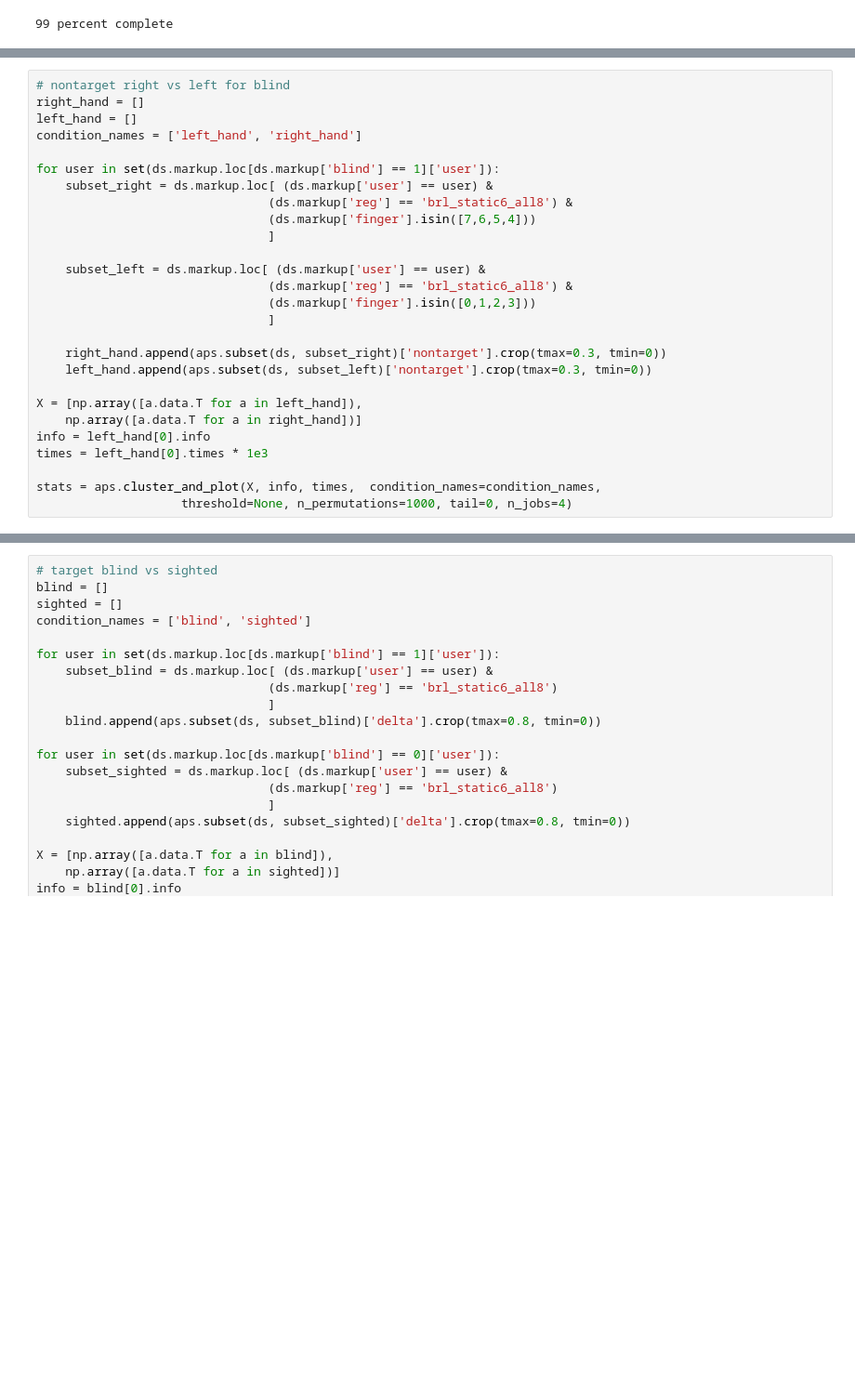
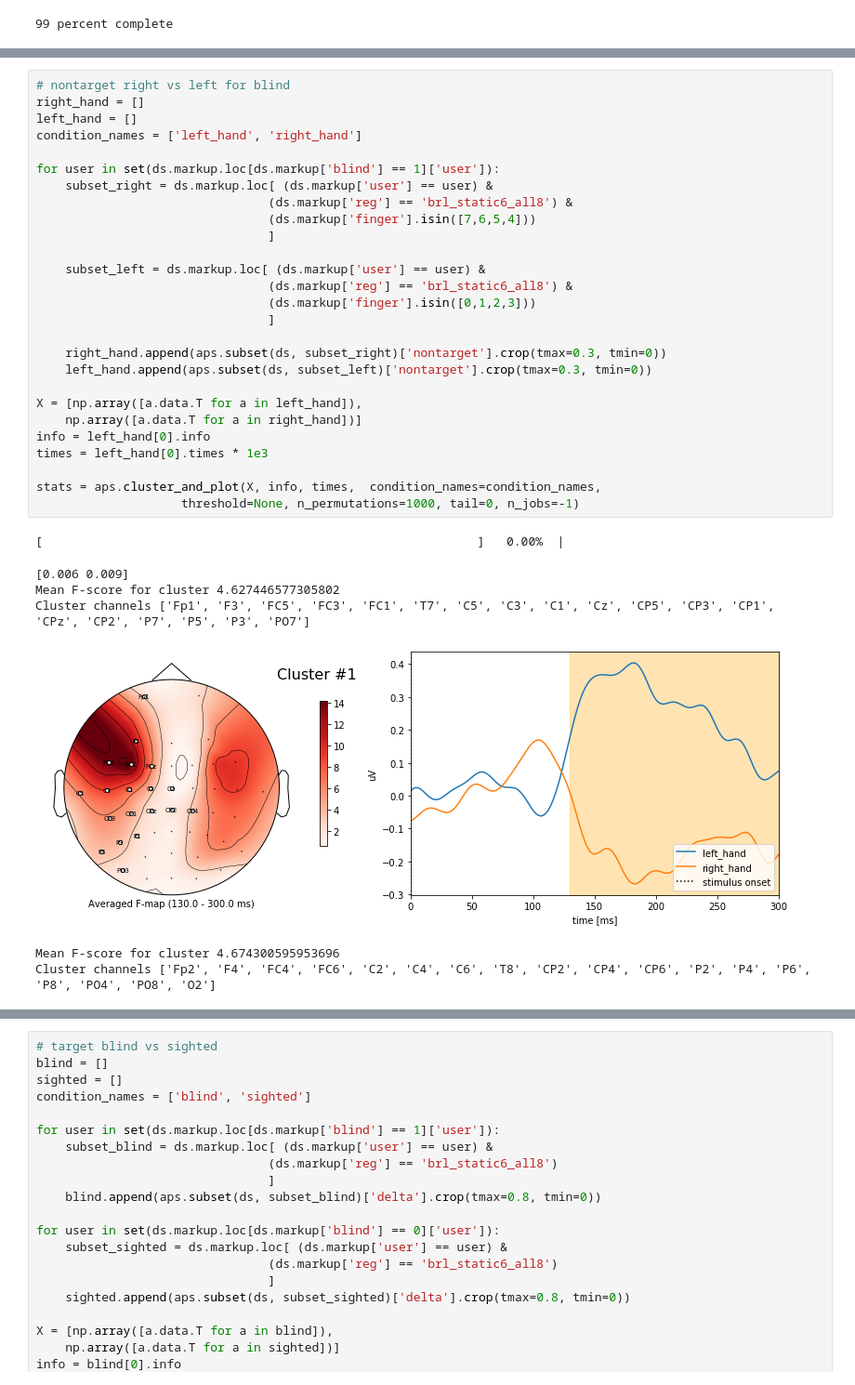
Before and after one commit to eegdude/erp_analysis, a Jupyter notebook: nb_stats.ipynb, the cells around one changed output, grey strips where cells are left out. Shown at 93% size. Saved outputs shown, nothing was run; the diff lists cells and outputs as text; blank space fills up the shorter version.

```diff
--- a/nb_stats.ipynb
+++ b/nb_stats.ipynb
@@ -84,27 +96,35 @@ stats = aps.cluster_and_plot(X, info, times,  condition_names=condition_names,
 # %%
 # nontarget right vs left for blind
 right_hand = []
 left_hand = []
 condition_names = ['left_hand', 'right_hand']
 
 for user in set(ds.markup.loc[ds.markup['blind'] == 1]['user']):
     subset_right = ds.markup.loc[ (ds.markup['user'] == user) &
                                 (ds.markup['reg'] == 'brl_static6_all8') &
                                 (ds.markup['finger'].isin([7,6,5,4]))
                                 ]
 
     subset_left = ds.markup.loc[ (ds.markup['user'] == user) &
                                 (ds.markup['reg'] == 'brl_static6_all8') &
                                 (ds.markup['finger'].isin([0,1,2,3]))
                                 ]
 
     right_hand.append(aps.subset(ds, subset_right)['nontarget'].crop(tmax=0.3, tmin=0))
     left_hand.append(aps.subset(ds, subset_left)['nontarget'].crop(tmax=0.3, tmin=0))
 
 X = [np.array([a.data.T for a in left_hand]),
     np.array([a.data.T for a in right_hand])]
 info = left_hand[0].info
 times = left_hand[0].times * 1e3
 
 stats = aps.cluster_and_plot(X, info, times,  condition_names=condition_names,
-                    threshold=None, n_permutations=1000, tail=0, n_jobs=4)
+                    threshold=None, n_permutations=1000, tail=0, n_jobs=-1)
+# %% [output]
+[                                                            ]   0.00%  |
+[0.006 0.009]
+Mean F-score for cluster 4.627446577305802
+Cluster channels ['Fp1', 'F3', 'FC5', 'FC3', 'FC1', 'T7', 'C5', 'C3', 'C1', 'Cz', 'CP5', 'CP3', 'CP1', 'CPz', 'CP2', 'P7', 'P5', 'P3', 'PO7']
+[figure, added]
+Mean F-score for cluster 4.674300595953696
+Cluster channels ['Fp2', 'F4', 'FC4', 'FC6', 'C2', 'C4', 'C6', 'T8', 'CP2', 'CP4', 'CP6', 'P2', 'P4', 'P6', 'P8', 'PO4', 'PO8', 'O2']
```
Also changed, not shown: parts of 7 cells of this notebook.
